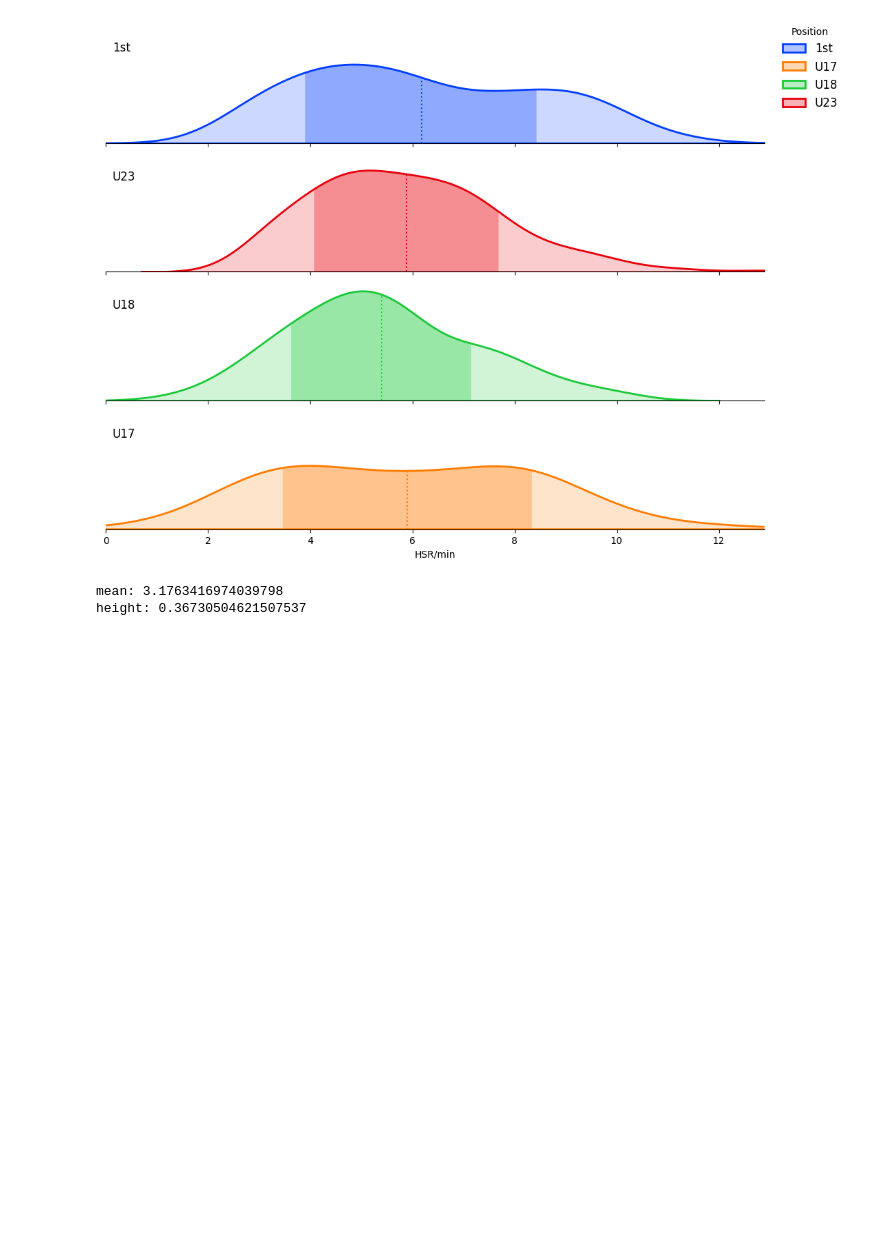
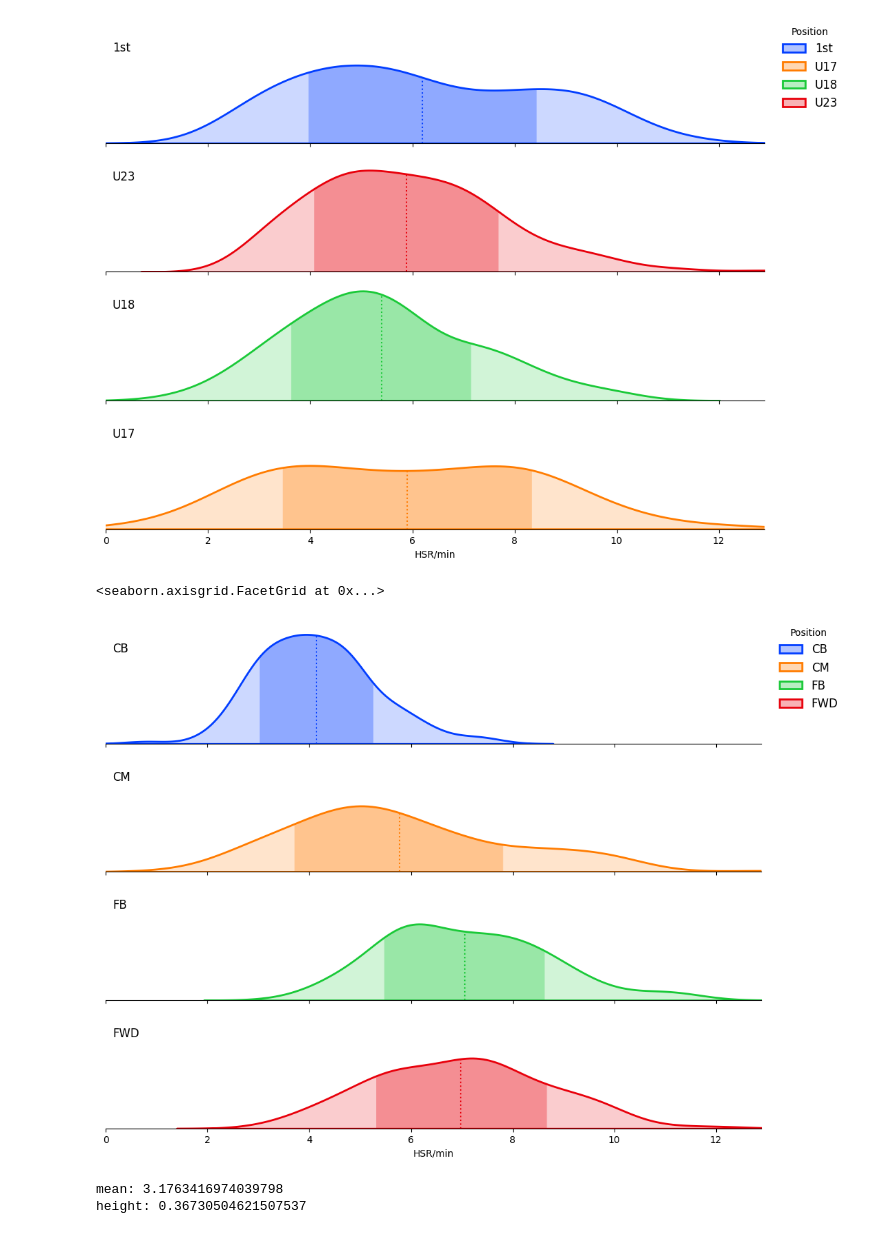
Before and after one commit to JTPiingtoh/GPSproject, a Jupyter notebook: ridgelineplot.ipynb, the cells around one changed output. Saved outputs shown, nothing was run; the diff lists cells and outputs as text; code cells hidden in the pictures; blank space fills up the shorter version.

```diff
--- a/ridgelineplot.ipynb
+++ b/ridgelineplot.ipynb
@@ -252,6 +252,60 @@ g.refline(y=0, linewidth=0.5, linestyle="-", color=None, clip_on=False)
 # %% [output]
 <seaborn.axisgrid.FacetGrid at 0x...>
 [figure]
+# %%
+g = sns.FacetGrid(df, row="position", hue="position", height=2, aspect=5)
+g.map(sns.kdeplot, measure, bw_adjust=1, fill=True, alpha=.2, lw=2)
+
+
+for i, ax in enumerate(g.axes.flat):
+    ax.text(0.01, 0.8, g.row_names[i],
+            fontsize=12, transform = ax.transAxes)
+    ax.set_xlim(0, max(df[measure]))
+
+# add mean lines
+for i, ax in enumerate(g.axes.flat):
+    for j, collection in enumerate(ax.collections):
+
+        # Mean required to calulate x position of mean line
+        df_p = df[ (df["position"] == g.row_names[i])]
+        mean = df_p[measure].mean()
+        stdv = np.std(df_p[measure])
+
+        # vertices need to have y=0 coords filtered out for interp to work
+        vertices = collection.get_paths()[0].vertices
+        vertices = vertices[vertices.T[1] > 0]
+
+        # As row order has been changed, face color needs to be indexced from collection and not theme
+        face_color = collection.get_facecolor()[j]
+        face_color[3] *= 1.5
+        R,G,B,A = face_color
+        # bubble sort to reduce risk of stack overflow?
+        x_coords, y_coords = bubblesort_by_x(vertices.T[0], vertices.T[1])
+        mean_height = np.interp(mean, x_coords, y_coords)
+        stdm_height = np.interp(mean - stdv, x_coords, y_coords)
+        stdp_height = np.interp(mean + stdv, x_coords, y_coords)
+
+        ax.fill_between(x_coords, 0, y_coords, where=(mean - stdv <= x_coords) & (x_coords <= mean + stdv), interpolate=False, facecolor=face_color)
+
+        ax.vlines(mean,0,mean_height, ls=":", colors=[R,G,B, 1])
+
+        # ax.vlines(mean - stdv,0,stdm_height, ls=":", colors=sns.color_palette("bright")[j])
+        # ax.vlines(mean + stdv,0,stdp_height, ls=":", colors=sns.color_palette("bright")[j])
+
+
+
+# Set the subplots to overlap
+g.figure.subplots_adjust(hspace=-.5)
+
+# Remove axes details that don't play well with overlap
+g.set_titles("")
+g.set(yticks=[], ylabel="")
+g.despine(bottom=False, left=True)
+g.add_legend(title="Position", loc="upper right", fontsize=12)
+g.refline(y=0, linewidth=0.5, linestyle="-", color=None, clip_on=False)
+# %% [output]
+<seaborn.axisgrid.FacetGrid at 0x...>
+[figure, added]
 # %%
 df_p = df[(df["position"] == "CB") & (df["team"] == "U17")]
 
```
Also changed, not shown: parts of 2 cells of this notebook, 3 other files.
